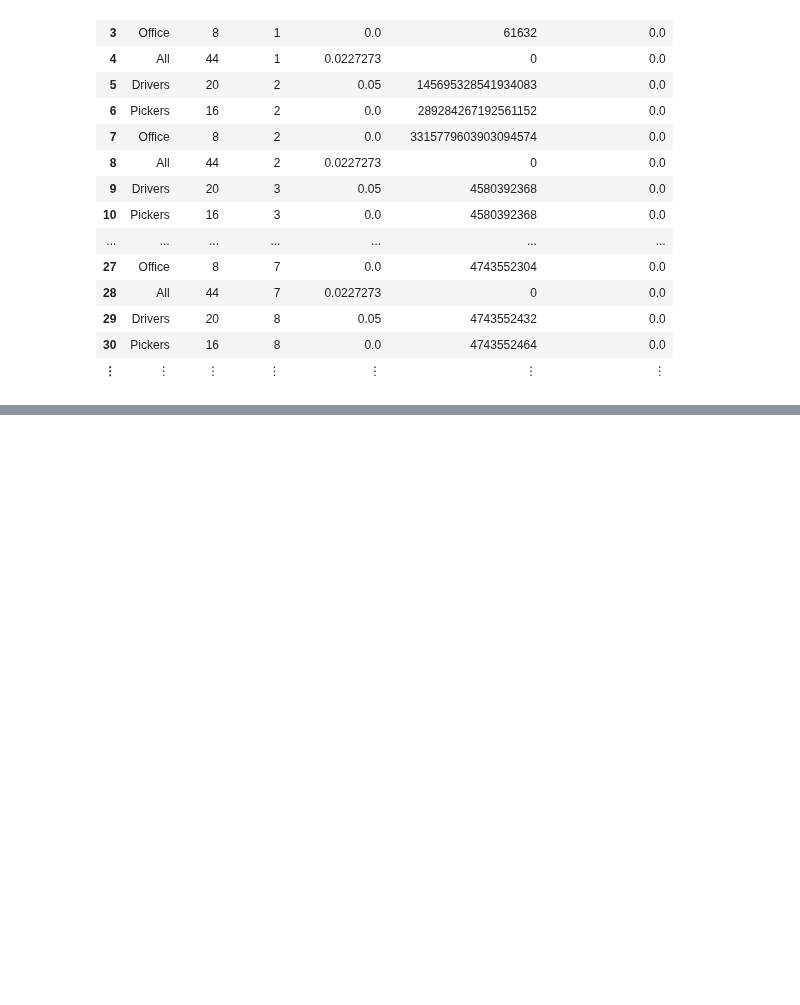
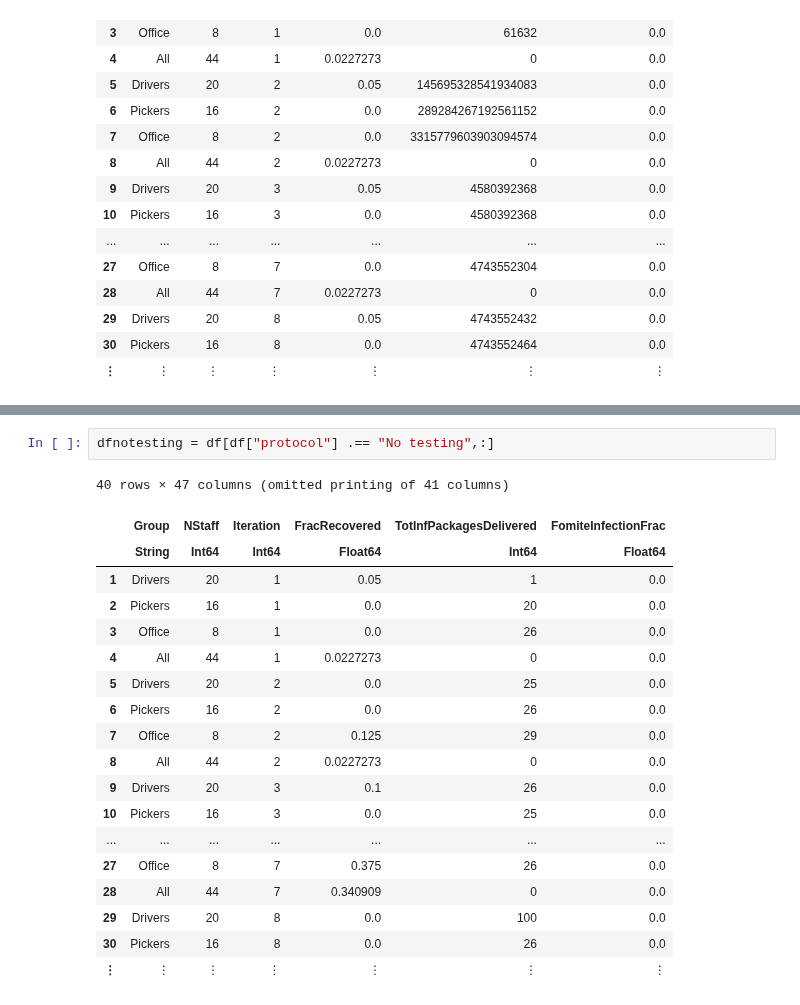
Before and after one commit to CarlWhitfield/Workplace_delivery_transmission, a Jupyter notebook: Network_workplace_model/Debugging/test_param_sweep.ipynb, the cells around one changed output, grey strips where cells are left out. Cells and saved outputs as stored; diff of their text form; blank space fills up the shorter version.

```diff
--- a/Network_workplace_model/Debugging/test_param_sweep.ipynb
+++ b/Network_workplace_model/Debugging/test_param_sweep.ipynb
@@ -213,0 +249,22 @@ run_testing_sweep_outbreak_pairs(Ntest)
+# %%
+dfnotesting = df[df["protocol"] .== "No testing",:]
+# %% [output]
+40 rows × 47 columns (omitted printing of 41 columns)
+|  | Group | NStaff | Iteration | FracRecovered | TotInfPackagesDelivered | FomiteInfectionFrac |
+|  | String | Int64 | Int64 | Float64 | Int64 | Float64 |
+| 1 | Drivers | 20 | 1 | 0.05 | 1 | 0.0 |
+| 2 | Pickers | 16 | 1 | 0.0 | 20 | 0.0 |
+| 3 | Office | 8 | 1 | 0.0 | 26 | 0.0 |
+| 4 | All | 44 | 1 | 0.0227273 | 0 | 0.0 |
+| 5 | Drivers | 20 | 2 | 0.0 | 25 | 0.0 |
+| 6 | Pickers | 16 | 2 | 0.0 | 26 | 0.0 |
+| 7 | Office | 8 | 2 | 0.125 | 29 | 0.0 |
+| 8 | All | 44 | 2 | 0.0227273 | 0 | 0.0 |
+| 9 | Drivers | 20 | 3 | 0.1 | 26 | 0.0 |
+| 10 | Pickers | 16 | 3 | 0.0 | 25 | 0.0 |
+| ... | ... | ... | ... | ... | ... | ... |
+| 27 | Office | 8 | 7 | 0.375 | 26 | 0.0 |
+| 28 | All | 44 | 7 | 0.340909 | 0 | 0.0 |
+| 29 | Drivers | 20 | 8 | 0.0 | 100 | 0.0 |
+| 30 | Pickers | 16 | 8 | 0.0 | 26 | 0.0 |
+| ⋮ | ⋮ | ⋮ | ⋮ | ⋮ | ⋮ | ⋮ |
```
Also changed, not shown: parts of 3 cells of this notebook, 7 other files.
